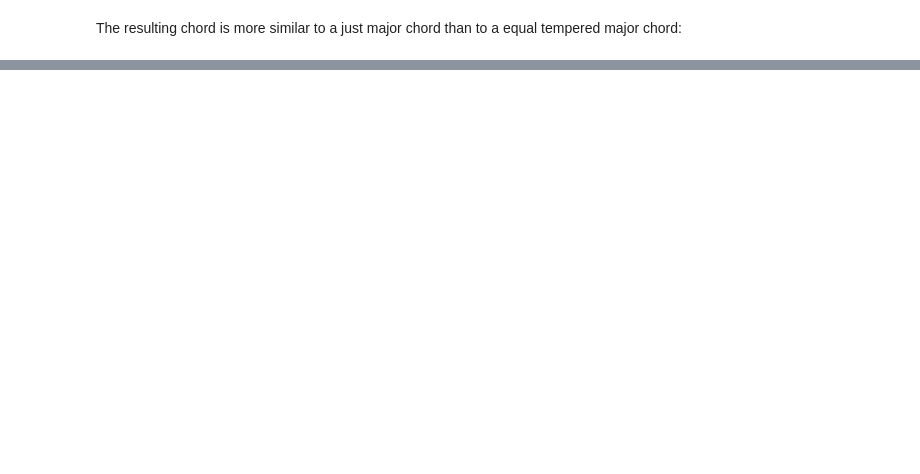
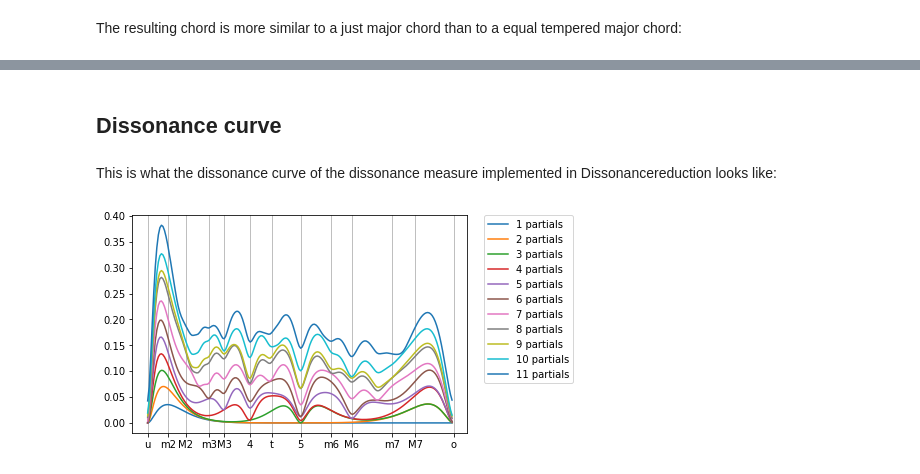
Before and after one commit to ArneKramerSunderbrink/adaptivetuning, a Jupyter notebook: examples/5_dissonancereduction_example.ipynb, the cells around one changed output, grey strips where cells are left out. Drawn from its saved outputs; the diff is of its cells as text; code cells hidden in the pictures; blank space fills up the shorter version.

```diff
--- a/examples/5_dissonancereduction_example.ipynb
+++ b/examples/5_dissonancereduction_example.ipynb
@@ -122,0 +129,2 @@ The resulting chord is more similar to a just major chord than to a equal temper
+# %% [markdown]
+## Dissonance curve
@@ -122,0 +133,2 @@ The resulting chord is more similar to a just major chord than to a equal temper
+# %% [markdown]
+This is what the dissonance curve of the dissonance measure implemented in Dissonancereduction looks like:
@@ -122,0 +137,29 @@ The resulting chord is more similar to a just major chord than to a equal temper
+# %%
+base_freq = 440
+partials_pos = list(range(1, len(partials_vol_piano) + 1))
+partials_vol = partials_vol_piano
+# %%
+intervals = np.arange(1, 2, 0.005)
+
+fig, ax = plt.subplots()
+
+for nr in range(1, 12):
+    ax.plot(intervals, np.vectorize(
+        lambda interval: dissonancereduction.single_dissonance_and_gradient(
+            [base_freq, base_freq * interval], [1, 1],
+            partials_pos[:nr], partials_vol[:nr]
+        )[0]
+    )(intervals), label='%i partials' % nr)
+ax.legend(bbox_to_anchor=(1.05, 1), loc='upper left', borderaxespad=0.)
+
+# reference intevals for the grid:
+ju_intervals = [1, 16/15, 9/8, 6/5, 5/4, 4/3, 45/32, 3/2, 8/5, 5/3, 9/5, 15/8, 2]
+et_intervals = [2**(i/12) for i in range(0,13)]
+degree_names = ['u', 'm2', 'M2', 'm3', 'M3', '4', 't', '5', 'm6', 'M6', 'm7', 'M7', 'o']
+
+ax.set_xticks(ju_intervals)
+ax.set_xticklabels(degree_names)
+ax.xaxis.grid(True)
+plt.show()
+# %% [output]
+[figure, added]
```
Also changed, not shown: parts of 110 cells of this notebook, 11 other files.
